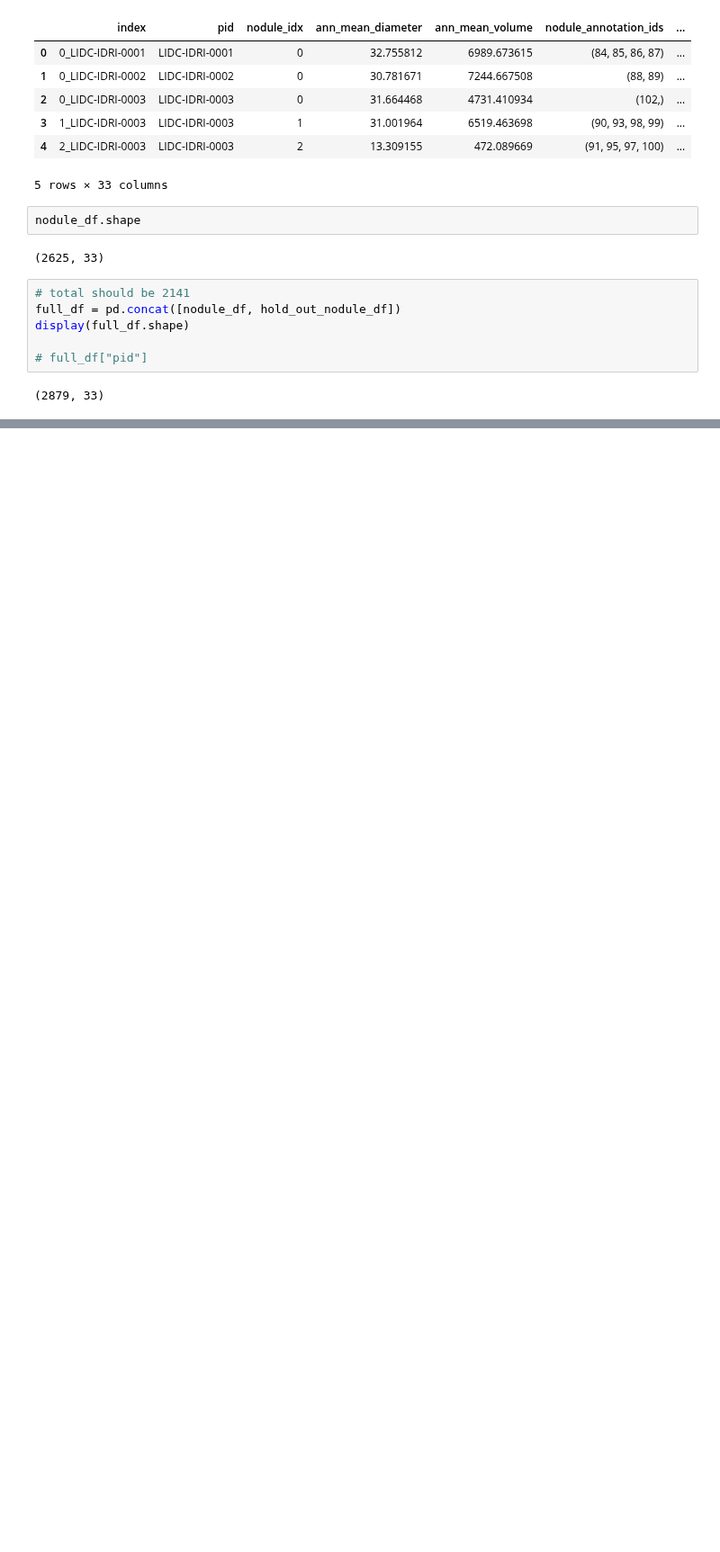
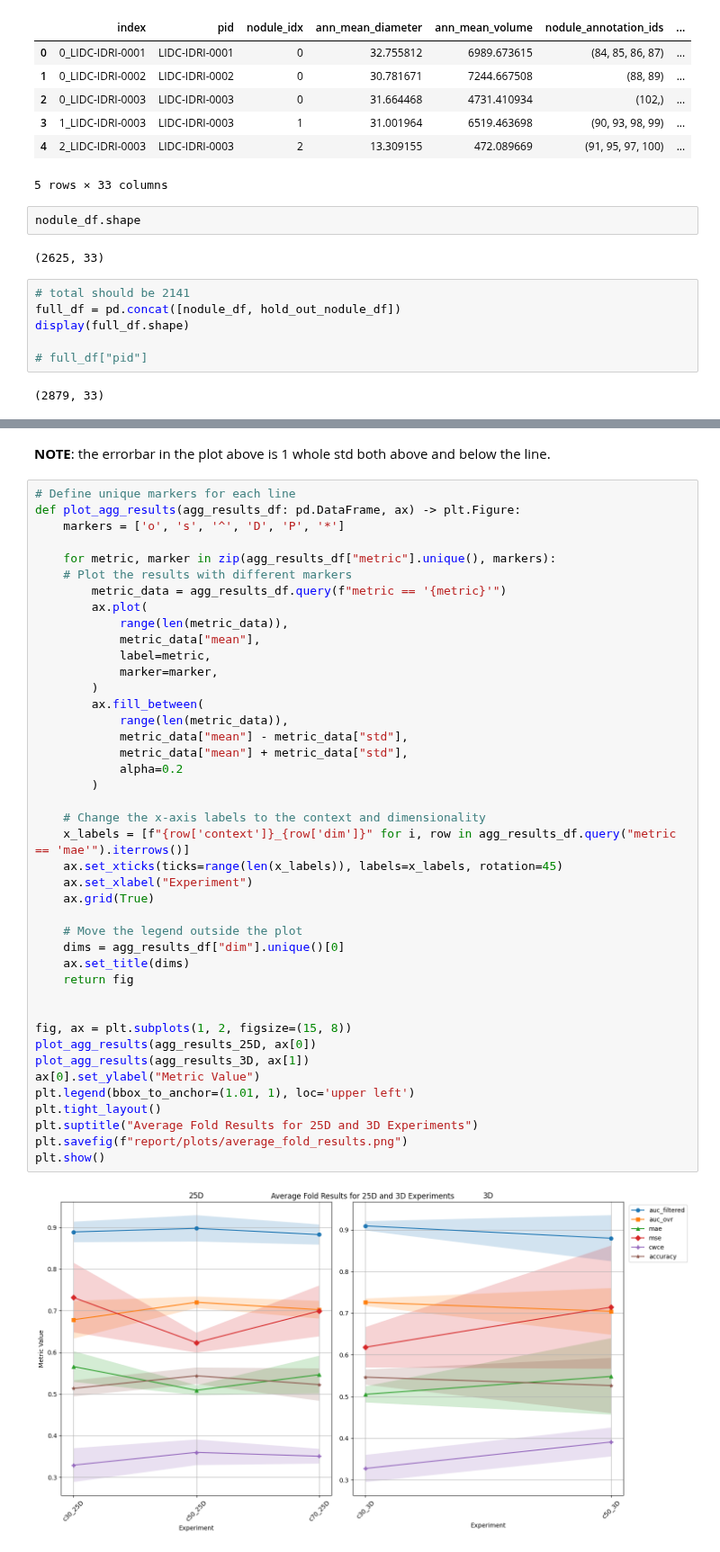
Before and after one commit to maxADeVisser/master_thesis, a Jupyter notebook: report/plots.ipynb, the cells around one changed output, grey strips where cells are left out. Shown at 90% size. Drawn from its saved outputs; the diff is of its cells as text; blank space fills up the shorter version.

```diff
--- a/report/plots.ipynb
+++ b/report/plots.ipynb
@@ -79,0 +237,46 @@ display(full_df.shape)
+# %% [markdown]
+**NOTE**: the errorbar in the plot above is 1 whole std both above and below the line.
+# %%
+# Define unique markers for each line
+def plot_agg_results(agg_results_df: pd.DataFrame, ax) -> plt.Figure:
+    markers = ['o', 's', '^', 'D', 'P', '*']
+
+    for metric, marker in zip(agg_results_df["metric"].unique(), markers):
+    # Plot the results with different markers
+        metric_data = agg_results_df.query(f"metric == '{metric}'")
+        ax.plot(
+            range(len(metric_data)),
+            metric_data["mean"],
+            label=metric,
+            marker=marker,
+        )
+        ax.fill_between(
+            range(len(metric_data)),
+            metric_data["mean"] - metric_data["std"],
+            metric_data["mean"] + metric_data["std"],
+            alpha=0.2
+        )
+
+    # Change the x-axis labels to the context and dimensionality
+    x_labels = [f"{row['context']}_{row['dim']}" for i, row in agg_results_df.query("metric == 'mae'").iterrows()]
+    ax.set_xticks(ticks=range(len(x_labels)), labels=x_labels, rotation=45)
+    ax.set_xlabel("Experiment")
+    ax.grid(True)
+
+    # Move the legend outside the plot
+    dims = agg_results_df["dim"].unique()[0]
+    ax.set_title(dims)
+    return fig
+
+
+fig, ax = plt.subplots(1, 2, figsize=(15, 8))
+plot_agg_results(agg_results_25D, ax[0])
+plot_agg_results(agg_results_3D, ax[1])
+ax[0].set_ylabel("Metric Value")
+plt.legend(bbox_to_anchor=(1.01, 1), loc='upper left')
+plt.tight_layout()
+plt.suptitle("Average Fold Results for 25D and 3D Experiments")
+plt.savefig(f"report/plots/average_fold_results.png")
+plt.show()
+# %% [output]
+[figure, added]
```
Also changed, not shown: parts of 3 cells of this notebook.
